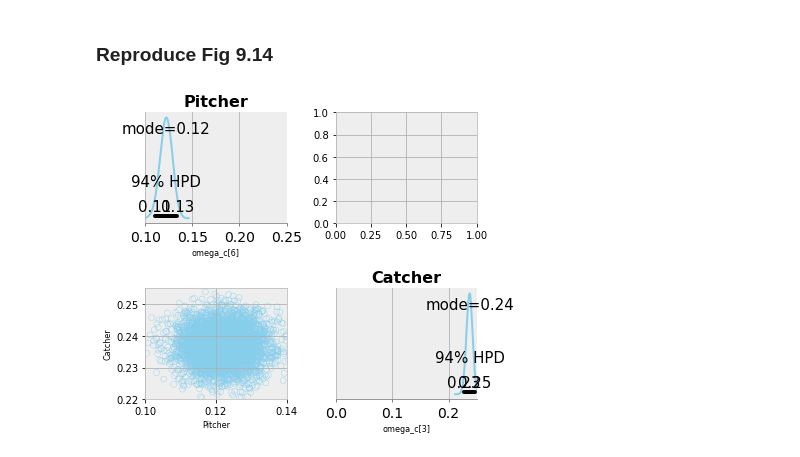
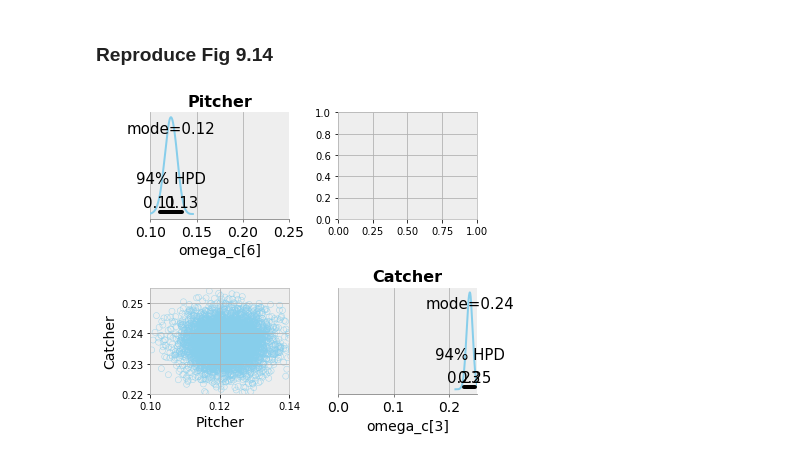
Before and after one commit to kerns-ai-lab/DBDA2-Python, a Jupyter notebook: Ch09_Baseball-Example.ipynb, the cells around one changed output. Saved outputs shown, nothing was run; the diff lists cells and outputs as text; code cells hidden in the pictures.

Commit message:
Reset font size of titles in 9.14

```diff
--- a/Ch09_Baseball-Example.ipynb
+++ b/Ch09_Baseball-Example.ipynb
@@ -175,27 +175,27 @@ plt.tight_layout(h_pad=3)
 # %%
 fig, axes = plt.subplots(2, 2, figsize=(6, 5))
 
-font_d = {'size':8}
+font_d = {'size':14}
 
 # omega posterior plots
 pm.plot_posterior(trace['omega_c'][:,6], point_estimate='mode', ax=axes[0, 0], color=color)
 axes[0, 0].set_title(pripos_codes[6], fontdict={'fontsize':16, 'fontweight':'bold'})
 axes[0, 0].set_xlabel('omega_c[{}]'.format(6), fontdict=font_d)
 axes[0, 0].set(xlim=(0.1,0.25))
 
 pm.plot_posterior(trace['omega_c'][:,3], point_estimate='mode', ax=axes[1, 1], color=color)
 axes[1, 1].set_title(pripos_codes[3], fontdict={'fontsize':16, 'fontweight':'bold'})
 axes[1, 1].set_xlabel('omega_c[{}]'.format(3), fontdict=font_d)
 axes[1, 1].set(xlim=(0,0.25))
 
 # omega scatter plot
 axes[1, 0].scatter(trace['omega_c'][::10,6], trace['omega_c'][::10,3], alpha=0.75, color=color, facecolor='none')
 axes[1, 0].plot([0, 1], [0, 1], ':k', transform=ax.transAxes, alpha=0.5)
 axes[1, 0].set_xlabel(pripos_codes[6], fontdict=font_d)
 axes[1, 0].set_ylabel(pripos_codes[3], fontdict=font_d)
 axes[1, 0].set(xlim=(0.1,0.14), ylim=(0.22,0.255))
 
 
 plt.tight_layout(h_pad=3)
 # %% [output]
-[figure, old version]
+[figure, new version]
```
